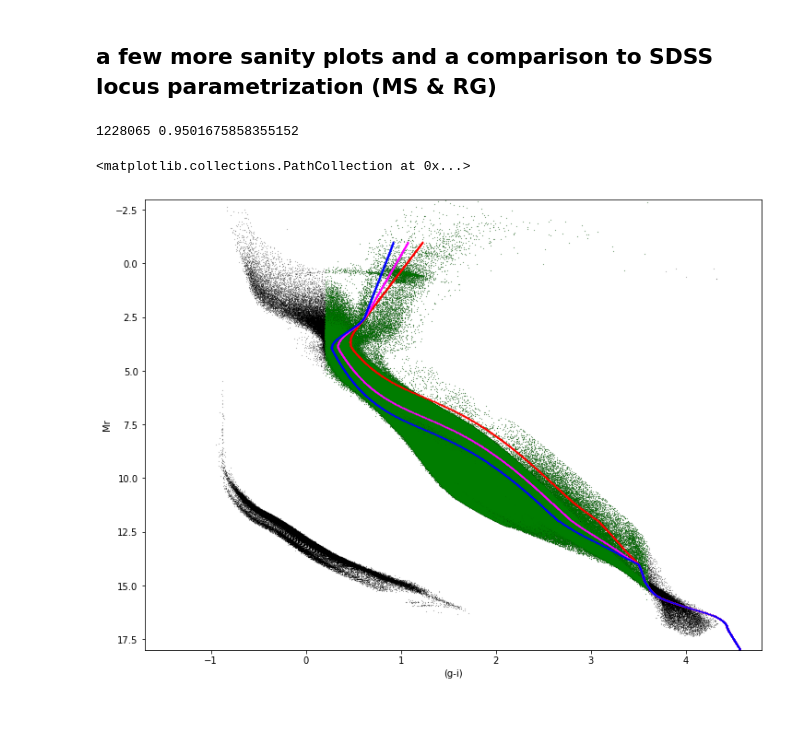
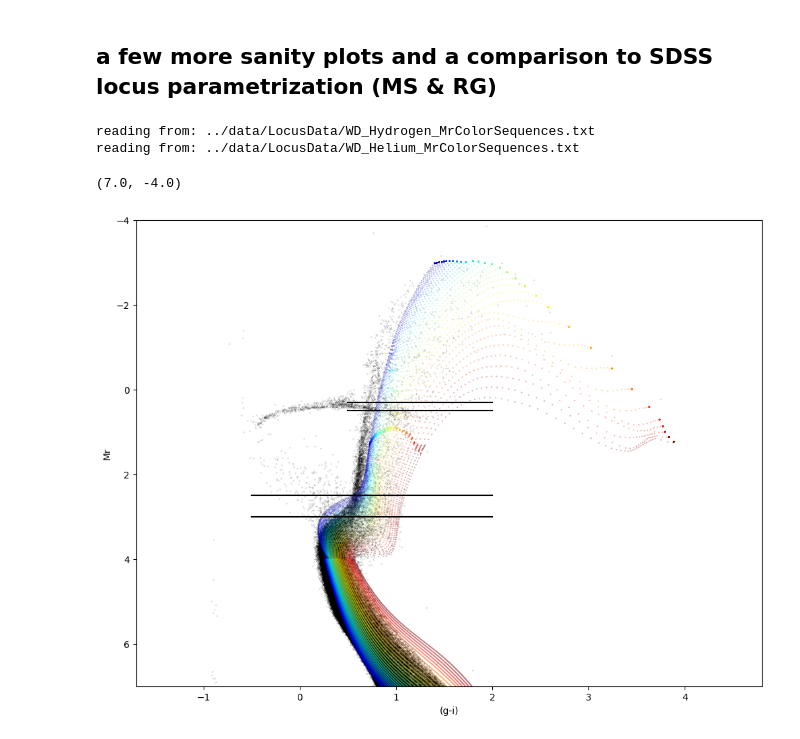
Before and after one commit to labastro-rbi/photoD, a Jupyter notebook: notebooks/makeSimCatalog.ipynb, the cells around one changed output. Saved outputs shown, nothing was run; the diff lists cells and outputs as text; code cells hidden in the pictures.

```diff
--- a/notebooks/makeSimCatalog.ipynb
+++ b/notebooks/makeSimCatalog.ipynb
@@ -122,34 +128,40 @@ LSSTlocus = lt.LSSTsimsLocus(fixForStripe82=False)
-# %%
-### select TRILEGAL stars from limited color range (and get rid of white dwarfs)
-giMin = 0.2
-giMax = 3.6   # stars redder than g-i=3.0 are hopelessly faint in the u band
-#giMax = 3.0   # stars redder than g-i=3.0 are hopelessly faint in the u band
-tGood = trilegal[(trilegal['giTLorig']>giMin)&(trilegal['giTLorig']<giMax)&(trilegal['logg']<7.0)]
-print(np.size(tGood), np.size(tGood)/np.size(trilegal))  # 95% of all stars are still selected
-# %% [output]
-1228065 0.9501675858355152
-# %%
-# compare selected stars to the full sample
-fig,ax = plt.subplots(1,1,figsize=(12,9))
-
-ax.set_xlim(-1.7,4.8)
-ax.set_ylim(18,-3)
-ax.set_xlabel('(g-i)')
-ax.set_ylabel('Mr')
-
-ax.scatter(trilegal['giTLorig'], trilegal['Mr'], s=0.01, c='black')
-ax.scatter(tGood['giTLorig'], tGood['Mr'], s=0.01, c='green')
-
-## selecting a few LSSTlocus tracks at fixed metallicity
-FeH0 =  0.0
-FeH1 = -1.0
-FeH2 = -2.0
-LSSTlocus0 = LSSTlocus[(LSSTlocus['FeH']>FeH0-0.01)&(LSSTlocus['FeH']<FeH0+0.01)]
-LSSTlocus1 = LSSTlocus[(LSSTlocus['FeH']>FeH1-0.01)&(LSSTlocus['FeH']<FeH1+0.01)]
-LSSTlocus2 = LSSTlocus[(LSSTlocus['FeH']>FeH2-0.01)&(LSSTlocus['FeH']<FeH2+0.01)]
-ax.scatter(LSSTlocus0['gi'], LSSTlocus0['Mr'], s=0.3, c='red')
-ax.scatter(LSSTlocus1['gi'], LSSTlocus1['Mr'], s=0.3, c='magenta')
-ax.scatter(LSSTlocus2['gi'], LSSTlocus2['Mr'], s=0.3, c='blue')
-# %% [output]
-<matplotlib.collections.PathCollection at 0x...>
-[figure, removed]
+# %%
+# augmented SDSS locus for DSED 10 Gyr isochrone
+datafile = '../data/LocusData/SDSSDSEDlocus_10Gyr.txt'
+L10 = lt.readSDSSDSEDlocus(datafile, fixForStripe82=False)
+# white dwarfs
+infile = '../data/LocusData/WD_Hydrogen_MrColorSequences.txt'
+HWD = lt.readWDlocus(infile)
+infile = '../data/LocusData/WD_Helium_MrColorSequences.txt'
+HeWD = lt.readWDlocus(infile)
+# %% [output]
+reading from: ../data/LocusData/WD_Hydrogen_MrColorSequences.txt
+reading from: ../data/LocusData/WD_Helium_MrColorSequences.txt
+# %%
+# compare selected stars to the full sample
+fig,ax = plt.subplots(1,1,figsize=(12,9))
+
+ax.set_xlim(-1.7,4.8)
+ax.set_ylim(18,-4)
+ax.set_xlabel('(g-i)')
+ax.set_ylabel('Mr')
+
+ax.scatter(cat['gi'], cat['Mr'], s=0.01, c='black')
+
+ax.scatter(L10['gi'], L10['Mr'], s=0.3, c=L10['FeH'], cmap=plt.cm.jet, alpha=0.3)
+
+ax.plot(HWD['gi'], HWD['Mr'], 'r')
+ax.plot(HeWD['gi'], HeWD['Mr'], 'b')
+
+
+ax.plot([0.5, 2.0], [0.3,0.3], c='black')
+ax.plot([0.5, 2.0], [0.5,0.5], c='black')
+
+ax.plot([-0.5, 2.0], [3.0, 3.0], c='black')
+ax.plot([-0.5, 2.0], [2.5,2.5], c='black')
+
+ax.set_xlim(-1.7,4.8)
+ax.set_ylim(7,-4)
+# %% [output]
+(7.0, -4.0)
+[figure, added]
```
Also changed, not shown: parts of 50 cells of this notebook.
